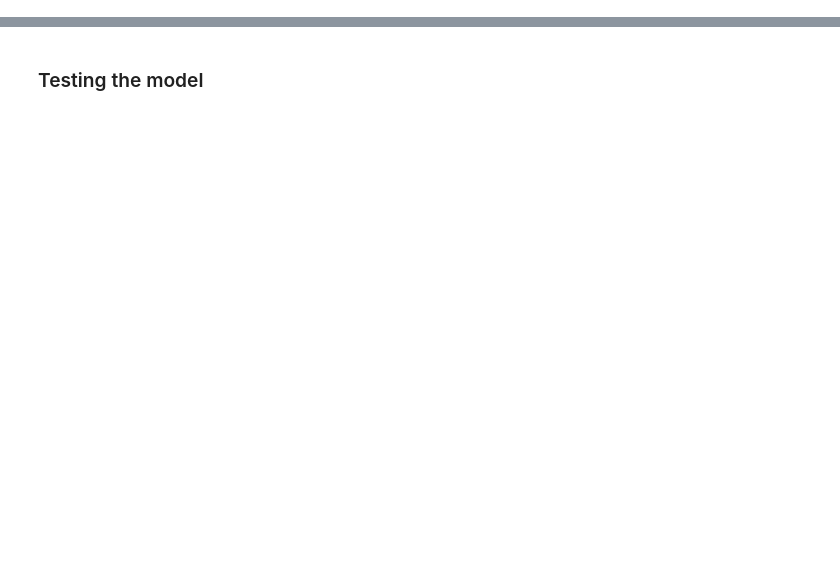
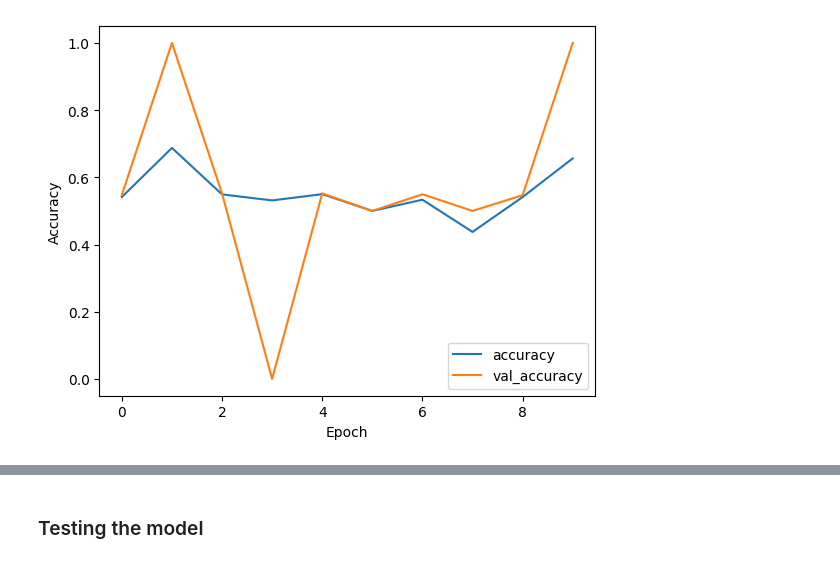
Before and after one commit to Akashdip-N/Critical-Analysis-of-Machine-Learning-and-Deep-Learning-Model-for-Mushroom-Classification, a Jupyter notebook: CNN Mushrooms.ipynb, the cells around one changed output, grey strips where cells are left out. Drawn from its saved outputs; the diff is of its cells as text; code cells hidden in the pictures; blank space fills up the shorter version.

```diff
--- a/CNN Mushrooms.ipynb
+++ b/CNN Mushrooms.ipynb
@@ -62,0 +10,8 @@ model = Sequential([
+# %%
+train_generator = train_datagen.flow_from_directory(
+    dataset_dir,  # Change to the path where your dataset is stored
+    target_size=(150, 150),  # Resize images to 150x150 pixels
+    batch_size=32,           # Number of images to process at a time
+    class_mode='binary',     # Since this is a binary classification problem
+    subset='training'        # Set this to use for training
+)
@@ -62,0 +27,8 @@ model = Sequential([
+# %%
+validation_generator = train_datagen.flow_from_directory(
+    dataset_dir,
+    target_size=(150, 150),
+    batch_size=32,
+    class_mode='binary',
+    subset='validation'      # Set this to use for validation
+)
@@ -73,9 +65,0 @@ model.compile(
-# %%
-# Train the model
-history = model.fit(
-    train_generator,
-    steps_per_epoch=train_generator.samples // BATCH_SIZE,
-    validation_data=validation_generator,
-    validation_steps=validation_generator.samples // BATCH_SIZE,
-    epochs=50  # You can adjust this number based on your needs, set this to 50 and check
-)
@@ -172,0 +66,8 @@ Validation Accuracy: 51.30%
+# %%
+history = model.fit(
+    train_generator,
+    steps_per_epoch=train_generator.samples // train_generator.batch_size,
+    epochs=10,  # Number of epochs
+    validation_data=validation_generator,
+    validation_steps=validation_generator.samples // validation_generator.batch_size
+)
@@ -172,0 +103,10 @@ Validation Accuracy: 51.30%
+# %%
+# Plot training & validation accuracy and loss values
+plt.plot(history.history['accuracy'], label='accuracy')
+plt.plot(history.history['val_accuracy'], label = 'val_accuracy')
+plt.xlabel('Epoch')
+plt.ylabel('Accuracy')
+plt.legend(loc='lower right')
+plt.show()
+# %% [output]
+[figure, added]
```
Also changed, not shown: parts of 34 cells of this notebook, 1 other file.
